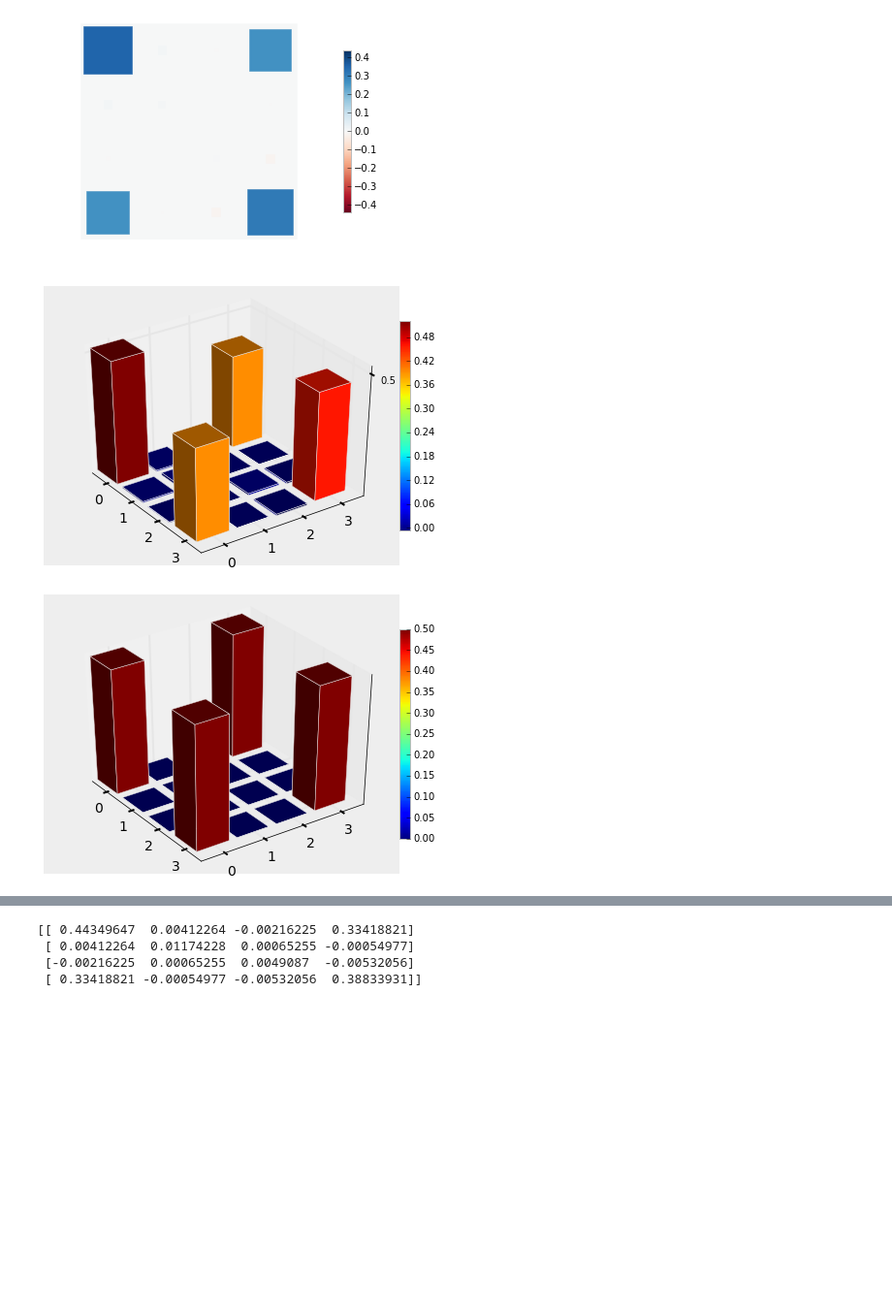
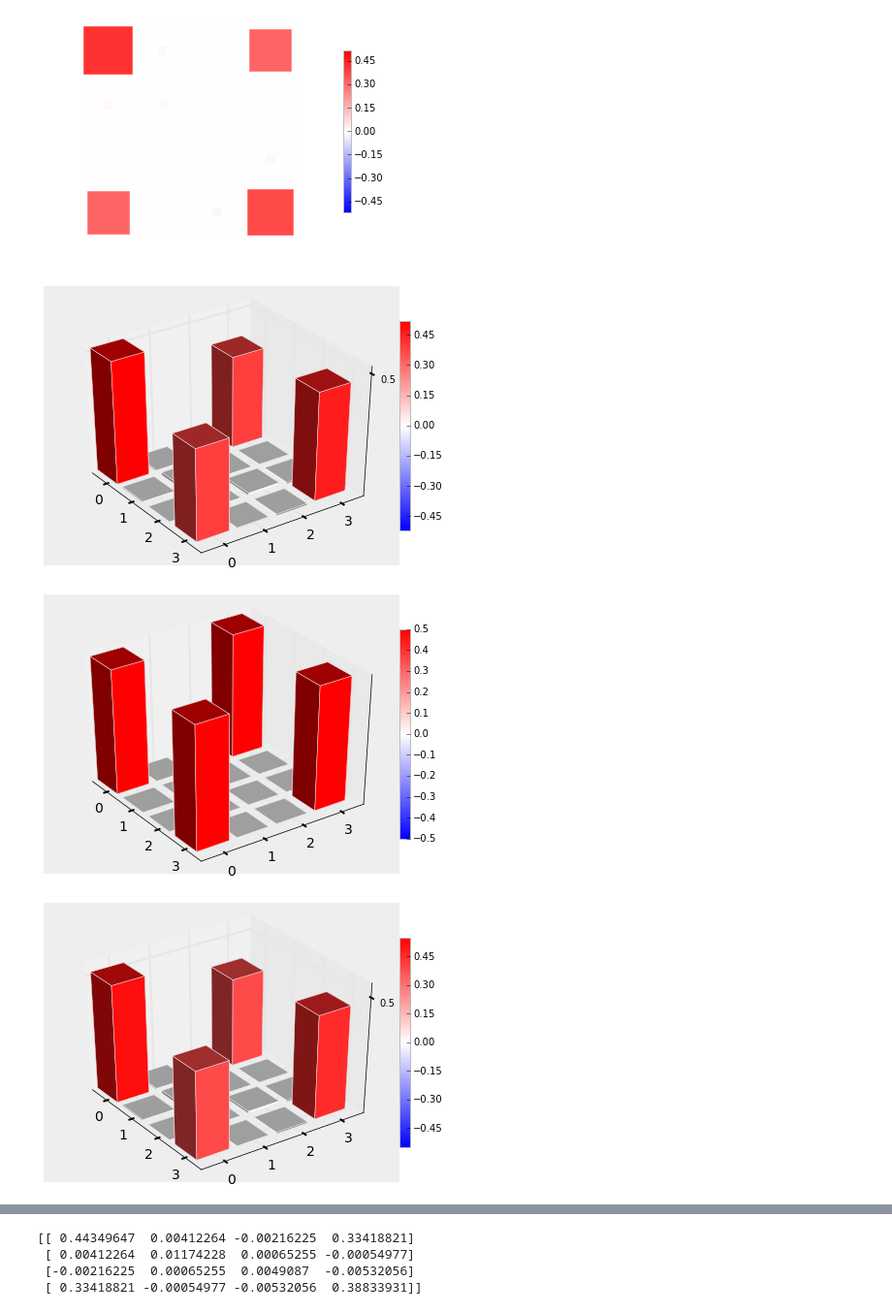
Before and after one commit to bvlastakis/state-reconstruction, a Jupyter notebook: notebooks/ex_qc_tomo.ipynb, the cells around one changed output, grey strips where cells are left out. Shown at 97% size. Saved outputs shown, nothing was run; the diff lists cells and outputs as text; code cells hidden in the pictures; blank space fills up the shorter version.

Commit message:
added bootstrapping examples with histograms.

```diff
--- a/notebooks/ex_qc_tomo.ipynb
+++ b/notebooks/ex_qc_tomo.ipynb
@@ -65,6 +75,6 @@ np.trace(rho)
 # %%
-N = 10
-disp = np.sqrt(3)
+N = 15
+disp = np.sqrt(3.0)
 exp.dispAmp = disp
 state1 = qp.tensor( qp.fock(2,0), qp.coherent(N, disp)  )
 state2 = qp.tensor( qp.fock(2,1), qp.coherent(N, -disp) )
@@ -72,7 +82,7 @@ state = (state1 + state2).unit()
 
 state_dm = state*state.dag()
 
-qp.hinton(state_dm)
+vis.hinton(state_dm)
 
 stateA = qp.tensor( qp.fock(2,0), qp.fock(2, 0)  )
 stateB = qp.tensor( qp.fock(2,1), qp.fock(2, 1)  )
@@ -99,13 +109,20 @@ exp.reduceQubit()
 norm = exp.rho_reduced.tr()
 
 fig, ax = plt.subplots(1,1, figsize=(6,4) )
-ax = qp.hinton(exp.rho_reduced, ax = ax)
-# fig.savefig('test2.svg')
+ax = vis.hinton(exp.rho_reduced/norm, ax = ax)
+fig.savefig('test2.svg')
 
-qp.matrix_histogram(exp.rho_reduced/norm)
-qp.matrix_histogram(stateL*stateL.dag())
+vis.matrix_histogram(exp.rho_reduced/norm)
+vis.matrix_histogram(stateL*stateL.dag())
 print norm
 print (exp.rho_reduced * stateL*stateL.dag() ).tr()
 print (exp.rho_reduced/norm * stateL*stateL.dag() ).tr()
 print exp.rho_reduced/norm
+
+# fig, ax = plt.subplots(1,1, figsize=(6,4) )
+fig, ax = vis.matrix_histogram(exp.rho_reduced/norm, limits = [0,0.55])
+fig.savefig('test_recon.eps')
+# fig, ax = plt.subplots(1,1, figsize=(6,4) )
+fig, ax = vis.matrix_histogram(stateL*stateL.dag(), limits = [0,0.55])
+fig.savefig('test_ideal.eps')
 # %% [output]
@@ -125,3 +142,4 @@ Qobj data =
-[figure, old version]
+[figure, new version]
-[figure, old version]
+[figure, new version]
-[figure, old version]
+[figure, new version]
+[figure, added]
```
Also changed, not shown: parts of 40 cells of this notebook, 31 other files.
